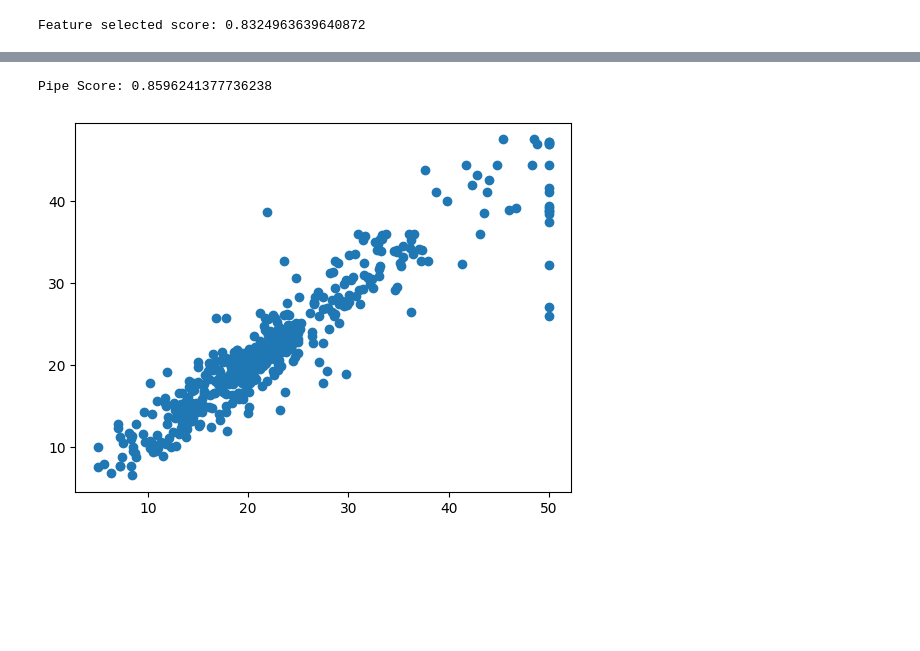
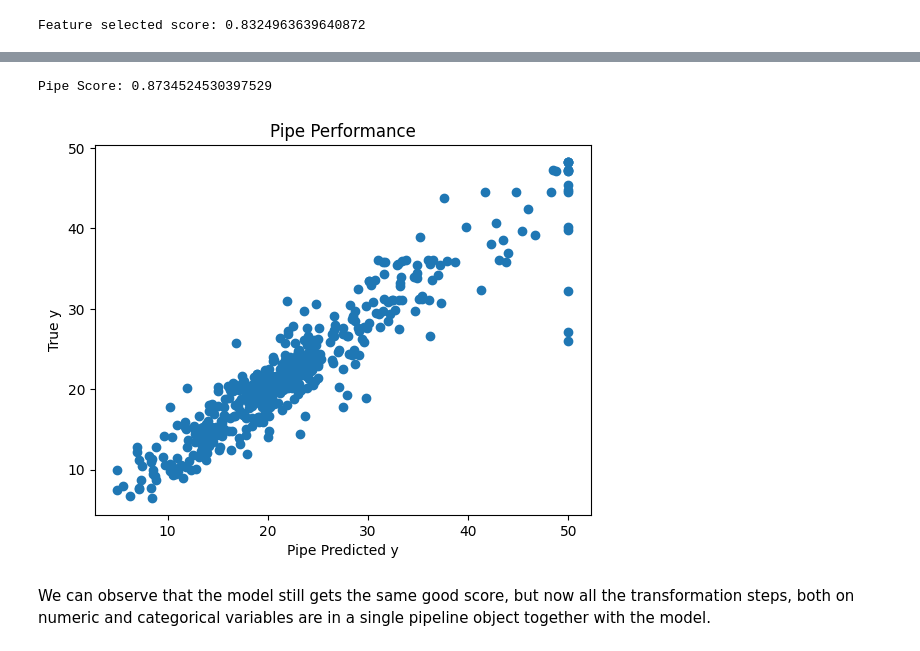
Before and after one commit to dataidea/dataidea-ugandafootball, a Jupyter notebook: nbs/Python Data Analysis/Week8/83_sklearn_pipeline.ipynb, the cells around one changed output, grey strips where cells are left out. Saved outputs shown, nothing was run; the diff lists cells and outputs as text; code cells hidden in the pictures; blank space fills up the shorter version.

Commit message:
added explanation to sklearn pipeline notebook

```diff
--- a/nbs/Python Data Analysis/Week8/83_sklearn_pipeline.ipynb
+++ b/nbs/Python Data Analysis/Week8/83_sklearn_pipeline.ipynb
@@ -79,0 +159,11 @@ standardized_data_num_df = pd.DataFrame(standardized_data_num, columns=['INDUS',
+# %%
+one_hot_encoder = OneHotEncoder()
+encoded_data_cat = one_hot_encoder.fit_transform(data[['CHAS', 'RAD']])
+encoded_data_cat_array = encoded_data_cat.toarray()
+# Get feature names
+feature_names = one_hot_encoder.get_feature_names_out(['CHAS', 'RAD'])
+
+encoded_data_cat_df = pd.DataFrame(
+    data=encoded_data_cat_array,
+    columns=feature_names
+)
@@ -80,2 +172,5 @@ standardized_data_num_df = pd.DataFrame(standardized_data_num, columns=['INDUS',
 # %%
-standardized_new_X = pd.concat([standardized_data_num_df, data[['CHAS', 'RAD']]], axis=1)
+standardized_new_X = pd.concat(
+    [standardized_data_num_df, encoded_data_cat_df],
+    axis=1
+    )
@@ -94,18 +206,43 @@ from sklearn.preprocessing import StandardScaler
+# %%
+numeric_cols = ['INDUS', 'NOX', 'RM', 'TAX', 'PTRATIO', 'LSTAT']
+categorical_cols = ['CHAS', 'RAD']
 # %%
+# Preprocessing steps
+numeric_transformer = StandardScaler()
+categorical_transformer = OneHotEncoder()
+
+# Combine preprocessing steps
+preprocessor = ColumnTransformer(
+    transformers=[
+        ('num', numeric_transformer, numeric_cols),
+        ('cat', categorical_transformer, categorical_cols)
+    ])
+
+# Pipeline
 pipe = Pipeline([
-    ('scale', StandardScaler()),
+    ('preprocessor', preprocessor),
     ('model', KNeighborsRegressor())
 ])
 
+# Fit the pipeline
 pipe.fit(new_X, y)
+
+# Score the pipeline
 pipe_score = pipe.score(new_X, y)
+
+# Predict using the pipeline
 pipe_predicted_y = pipe.predict(new_X)
 
 print('Pipe Score:', pipe_score)
 # %% [output]
-Pipe Score: 0.8596241377736238
+Pipe Score: 0.8734524530397529
 # %%
 plt.scatter(y, pipe_predicted_y)
+plt.title('Pipe Performance')
+plt.xlabel('Pipe Predicted y')
+plt.ylabel('True y')
 plt.show()
 # %% [output]
-[figure, old version]
+[figure, new version]
+# %% [markdown]
+We can observe that the model still gets the same good score, but now all the transformation steps, both on numeric and categorical variables are in a single pipeline object together with the model.
```
Also changed, not shown: parts of 38 cells of this notebook, 1 other file.
